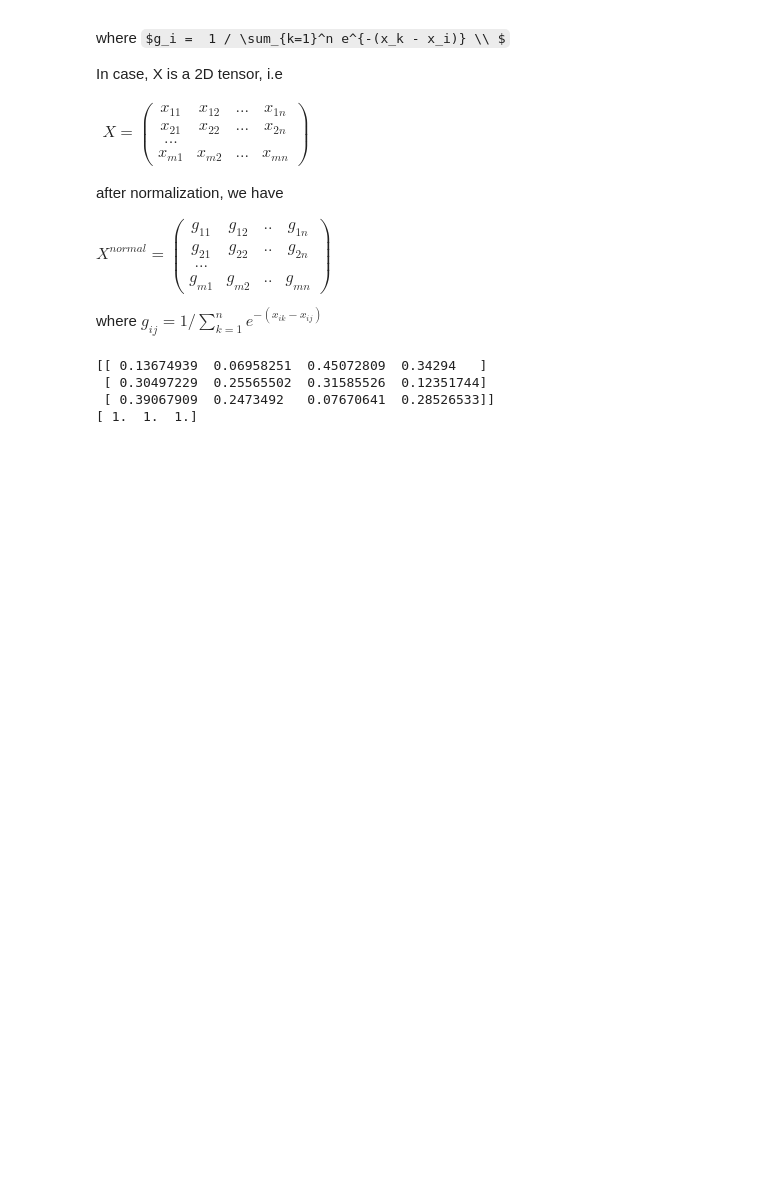
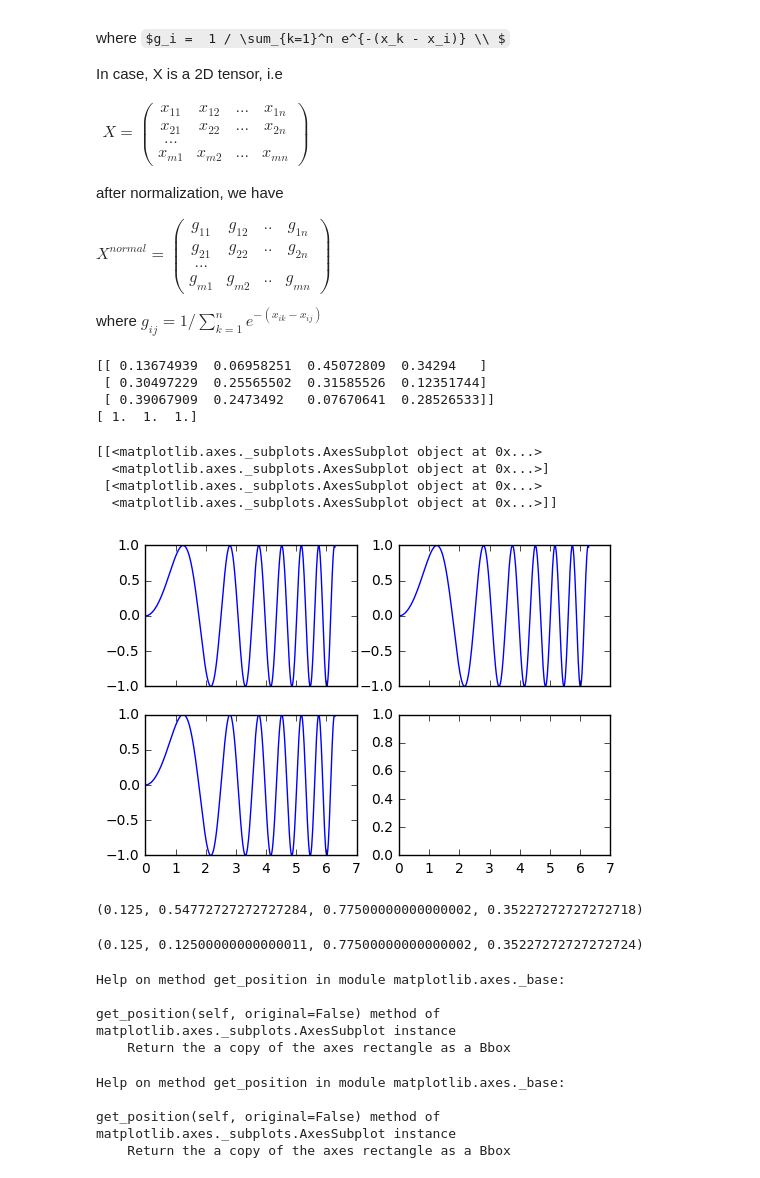
Before and after one commit to huizhuzhao/jupyter_notebook, a Jupyter notebook: utils/func.ipynb, the cells around one changed output. Cells and saved outputs as stored; diff of their text form; code cells hidden in the pictures; some formulas as TeX source; blank space fills up the shorter version.

Commit message:
edit image utils

```diff
--- a/utils/func.ipynb
+++ b/utils/func.ipynb
@@ -63,3 +63,47 @@ print(np.sum(a, axis=1))
  [ 0.30497229  0.25565502  0.31585526  0.12351744]
  [ 0.39067909  0.2473492   0.07670641  0.28526533]]
 [ 1.  1.  1.]
+# %%
+import numpy as np
+import matplotlib.pyplot as plt
+
+x = np.linspace(0, 2*np.pi, 400)
+y = np.sin(x**2)
+z = np.vstack([x, y])
+
+fig, axes = plt.subplots(2, 2, sharex='col')
+print(axes)
+
+axes[0, 0].plot(x, y)
+axes[0, 1].plot(x, y)
+axes[1, 0].plot(x, y)
+
+plt.show()
+# %% [output]
+[[<matplotlib.axes._subplots.AxesSubplot object at 0x...>
+  <matplotlib.axes._subplots.AxesSubplot object at 0x...>]
+ [<matplotlib.axes._subplots.AxesSubplot object at 0x...>
+  <matplotlib.axes._subplots.AxesSubplot object at 0x...>]]
+[figure, added]
+# %%
+axes[0].get_position().bounds
+# %% [output]
+(0.125, 0.54772727272727284, 0.77500000000000002, 0.35227272727272718)
+# %%
+axes[1].get_position().bounds
+# %% [output]
+(0.125, 0.12500000000000011, 0.77500000000000002, 0.35227272727272724)
+# %%
+help(axes[0].get_position)
+# %% [output]
+Help on method get_position in module matplotlib.axes._base:
+
+get_position(self, original=False) method of matplotlib.axes._subplots.AxesSubplot instance
+    Return the a copy of the axes rectangle as a Bbox
+# %%
+help(axes[0].get_position)
+# %% [output]
+Help on method get_position in module matplotlib.axes._base:
+
+get_position(self, original=False) method of matplotlib.axes._subplots.AxesSubplot instance
+    Return the a copy of the axes rectangle as a Bbox
```
Also changed, not shown: 3 other files.
